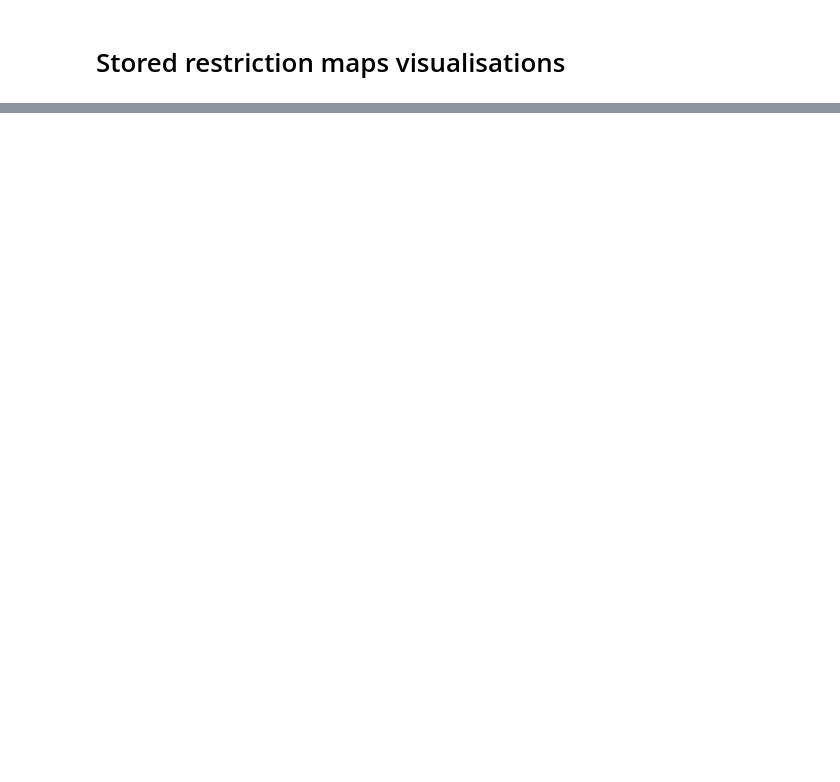
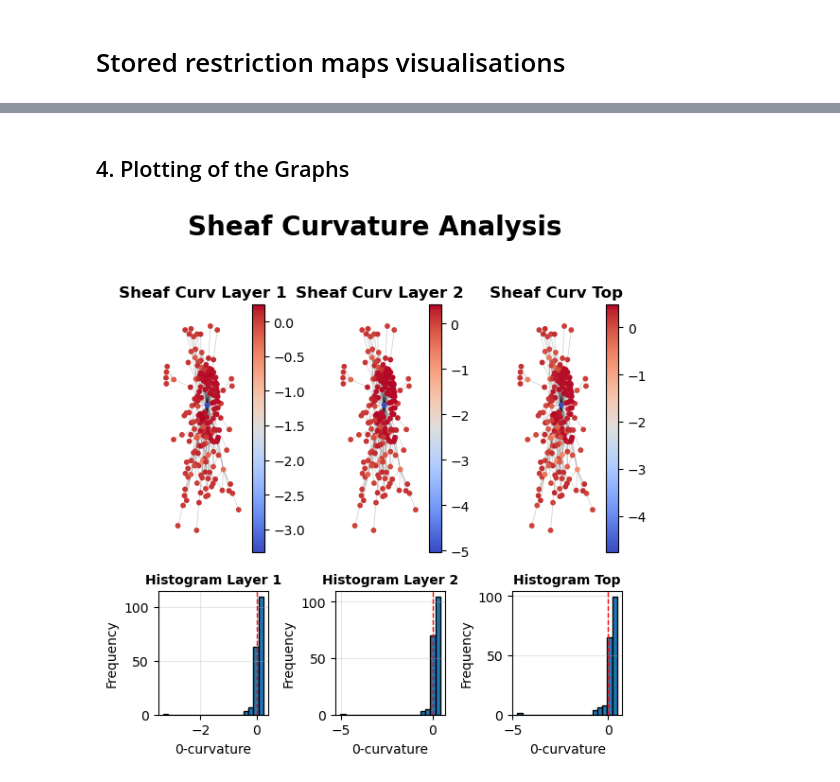
Before and after one commit to luigifraca/neural-sheaf-diffusion-modified, a Jupyter notebook: quick_analysis/fmg-original-laplacian-curvature.ipynb, the cells around one changed output, grey strips where cells are left out. Saved outputs shown, nothing was run; the diff lists cells and outputs as text; code cells hidden in the pictures; blank space fills up the shorter version.

```diff
--- a/quick_analysis/fmg-original-laplacian-curvature.ipynb
+++ b/quick_analysis/fmg-original-laplacian-curvature.ipynb
@@ -639,0 +214,49 @@ plt.show()
+# %% [markdown]
+## 4. Plotting of the Graphs
+# %%
+pos_use = nx.spring_layout(G, seed=42)
+cmap    = plt.cm.coolwarm
+
+fig, ax = plt.subplots(2, layers + 1, figsize=(2*(layers + 1), 6),
+                       gridspec_kw={"height_ratios": [3, 1.5]})
+
+# ---------- One column per layer ----------
+for layer in range(layers):
+    curvatures = np.asarray(f0_list[layer])
+    norm       = plt.Normalize(vmin=curvatures.min(), vmax=curvatures.max())
+
+    nx.draw_networkx_nodes(G, pos_use, ax=ax[0, layer], node_size=10, node_color=cmap(norm(curvatures)))
+    nx.draw_networkx_edges(G, pos_use, ax=ax[0, layer], width=0.5, alpha=0.2)
+    plt.colorbar(plt.cm.ScalarMappable(cmap=cmap, norm=norm), ax=ax[0, layer])
+    ax[0, layer].set_title(f"Sheaf Curv Layer {layer+1}", fontweight="bold", fontsize=12)
+    ax[0, layer].axis("off")
+
+    ax[1, layer].hist(curvatures, bins=20, edgecolor="black")
+    ax[1, layer].axvline(0, color="red", linestyle="--", linewidth=1)
+    ax[1, layer].set_title(f"Histogram Layer {layer+1}", fontsize=10, fontweight="bold")
+    ax[1, layer].set_xlabel("0-curvature")
+    ax[1, layer].set_ylabel("Frequency")
+    ax[1, layer].grid(alpha=0.3)
+
+# ---------- Last column: f0_top ----------
+f0_top_arr = np.asarray(f0_top)
+norm       = plt.Normalize(vmin=f0_top_arr.min(), vmax=f0_top_arr.max())
+
+nx.draw_networkx_nodes(G, pos_use, ax=ax[0, layers], node_size=10, node_color=cmap(norm(f0_top_arr)))
+nx.draw_networkx_edges(G, pos_use, ax=ax[0, layers], width=0.5, alpha=0.2)
+plt.colorbar(plt.cm.ScalarMappable(cmap=cmap, norm=norm), ax=ax[0, layers])
+ax[0, layers].set_title("Sheaf Curv Top", fontweight="bold", fontsize=12)
+ax[0, layers].axis("off")
+
+ax[1, layers].hist(f0_top_arr, bins=20, edgecolor="black")
+ax[1, layers].axvline(0, color="red", linestyle="--", linewidth=1)
+ax[1, layers].set_title("Histogram Top", fontsize=10, fontweight="bold")
+ax[1, layers].set_xlabel("0-curvature")
+ax[1, layers].set_ylabel("Frequency")
+ax[1, layers].grid(alpha=0.3)
+
+fig.suptitle("Sheaf Curvature Analysis", fontsize=20, fontweight="bold")
+fig.tight_layout(rect=[0, 0, 1, 0.95])
+plt.show()
+# %% [output]
+[figure, added]
```
Also changed, not shown: parts of 17 cells of this notebook, 1 other file.
